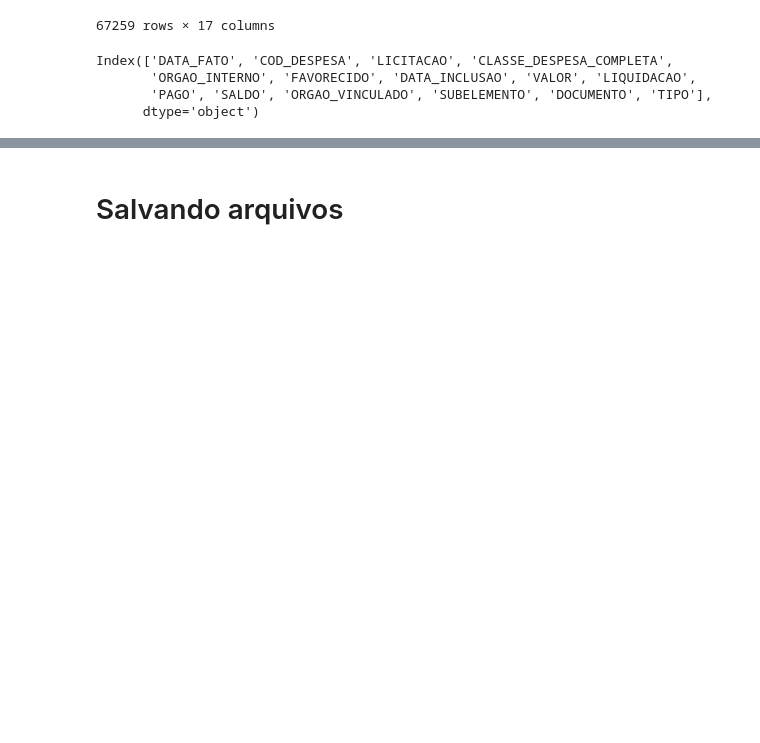
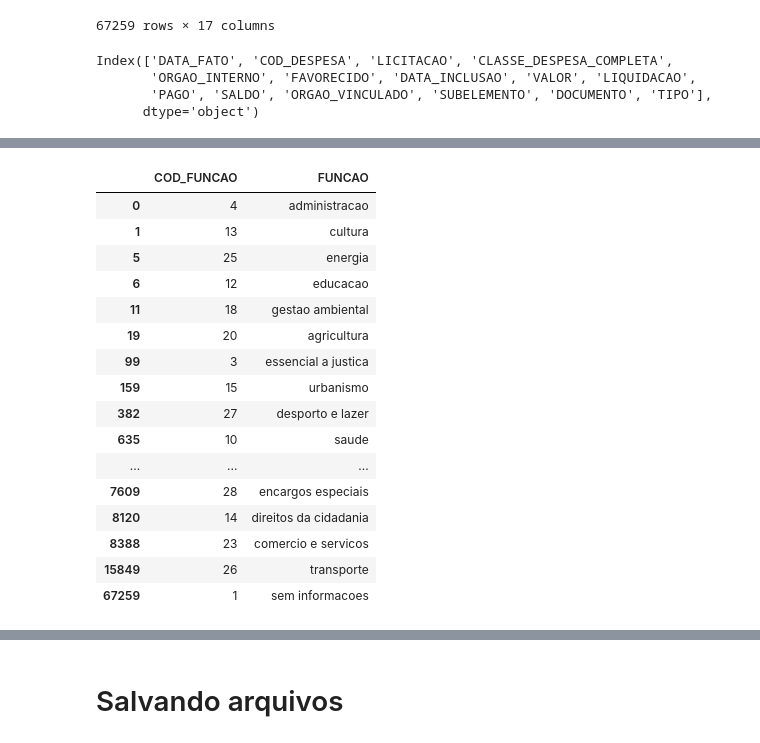
Before and after one commit to AllysonAbreu/dw_contas_publicas_2022, a Jupyter notebook: TCC2/dados/02_despesas/dados_para_carga/tratamento_novos_dados.ipynb, the cells around one changed output, grey strips where cells are left out. Saved outputs shown, nothing was run; the diff lists cells and outputs as text; code cells hidden in the pictures; blank space fills up the shorter version.

```diff
--- a/TCC2/dados/02_despesas/dados_para_carga/tratamento_novos_dados.ipynb
+++ b/TCC2/dados/02_despesas/dados_para_carga/tratamento_novos_dados.ipynb
@@ -1170,0 +1221,24 @@ df_despesa_copy = tratar_coluna(df_despesa_copy,'NATUREZA','COD_NATUREZA')
+# %%
+df_funcao_despesa = df_despesa_copy[['COD_FUNCAO','FUNCAO']].copy()
+df_funcao_despesa['COD_FUNCAO'] = df_funcao_despesa['COD_FUNCAO'].astype('Int64')
+df_funcao_despesa.drop_duplicates(subset='COD_FUNCAO', inplace=True)
+df_funcao_despesa.to_csv('../../03_dados_carga/arquivos_para_carga/dados_funcao.csv', index=False, sep=';')
+df_funcao_despesa
+# %% [output]
+|  | COD_FUNCAO | FUNCAO |
+| 0 | 4 | administracao |
+| 1 | 13 | cultura |
+| 5 | 25 | energia |
+| 6 | 12 | educacao |
+| 11 | 18 | gestao ambiental |
+| 19 | 20 | agricultura |
+| 99 | 3 | essencial a justica |
+| 159 | 15 | urbanismo |
+| 382 | 27 | desporto e lazer |
+| 635 | 10 | saude |
+| ... | ... | ... |
+| 7609 | 28 | encargos especiais |
+| 8120 | 14 | direitos da cidadania |
+| 8388 | 23 | comercio e servicos |
+| 15849 | 26 | transporte |
+| 67259 | 1 | sem informacoes |
```
Also changed, not shown: parts of 9 cells of this notebook, 12 other files.
